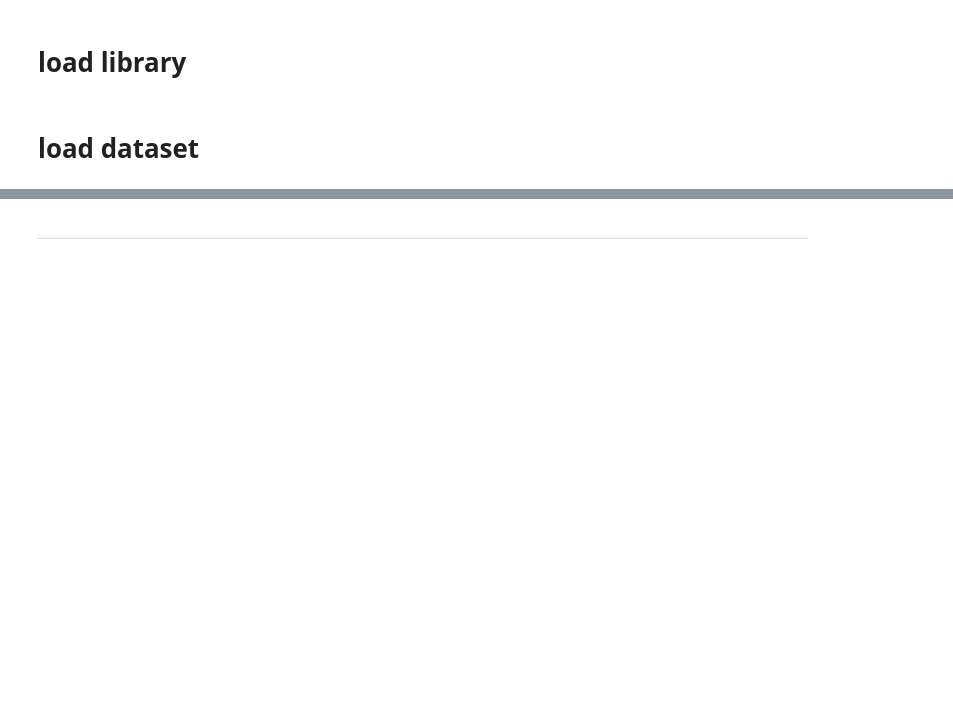
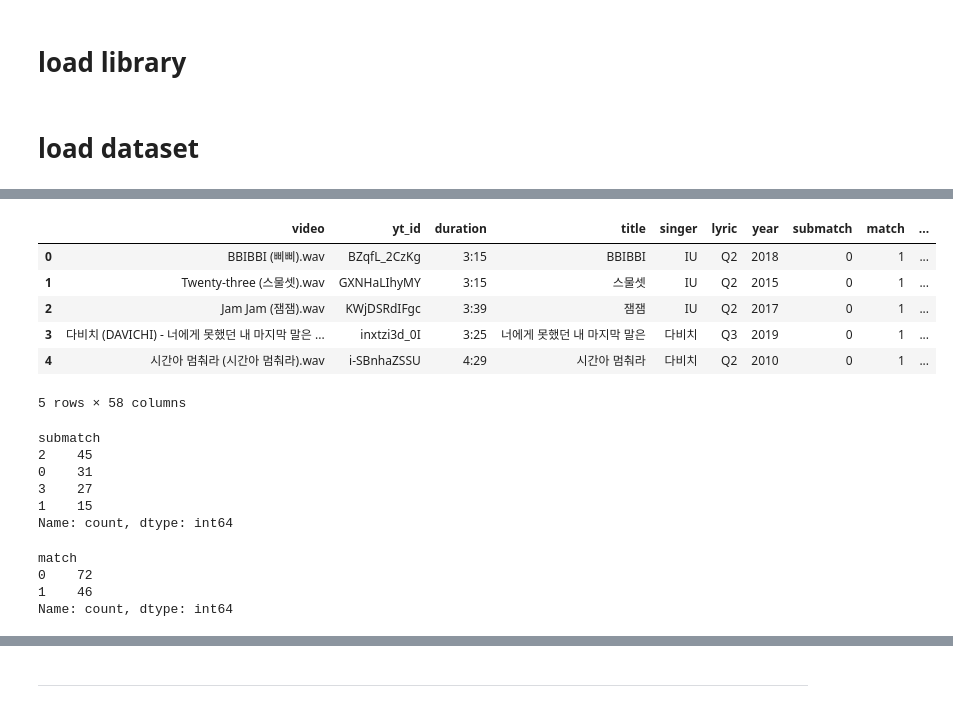
Before and after one commit to jarammm/ant5015, a Jupyter notebook: notebooks/audio_analysis.ipynb, the cells around one changed output, grey strips where cells are left out. Saved outputs shown, nothing was run; the diff lists cells and outputs as text; code cells hidden in the pictures; blank space fills up the shorter version.

```diff
--- a/notebooks/audio_analysis.ipynb
+++ b/notebooks/audio_analysis.ipynb
@@ -22,0 +75,11 @@ df.head()
+# %%
+A_updated.rename(columns={'quadrant':'audio'}, inplace=True)
+A_updated.head()
+# %% [output]
+|  | video | yt_id | duration | title | singer | lyric | year | submatch | match | ... |
+| 0 | BBIBBI (삐삐).wav | BZqfL_2CzKg | 3:15 | BBIBBI | IU | Q2 | 2018 | 0 | 1 | ... |
+| 1 | Twenty-three (스물셋).wav | GXNHaLIhyMY | 3:15 | 스물셋 | IU | Q2 | 2015 | 0 | 1 | ... |
+| 2 | Jam Jam (잼잼).wav | KWjDSRdIFgc | 3:39 | 잼잼 | IU | Q2 | 2017 | 0 | 1 | ... |
+| 3 | 다비치 (DAVICHI) - 너에게 못했던 내 마지막 말은 ... | inxtzi3d_0I | 3:25 | 너에게 못했던 내 마지막 말은 | 다비치 | Q3 | 2019 | 0 | 1 | ... |
+| 4 | 시간아 멈춰라 (시간아 멈춰라).wav | i-SBnhaZSSU | 4:29 | 시간아 멈춰라 | 다비치 | Q2 | 2010 | 0 | 1 | ... |
+5 rows × 58 columns
@@ -22,0 +109,16 @@ df.head()
+# %%
+A_updated['submatch'].value_counts()
+# %% [output]
+submatch
+2    45
+0    31
+3    27
+1    15
+Name: count, dtype: int64
+# %%
+A_updated['match'].value_counts()
+# %% [output]
+match
+0    72
+1    46
+Name: count, dtype: int64
```
Also changed, not shown: parts of 17 cells of this notebook, 1 other file.
